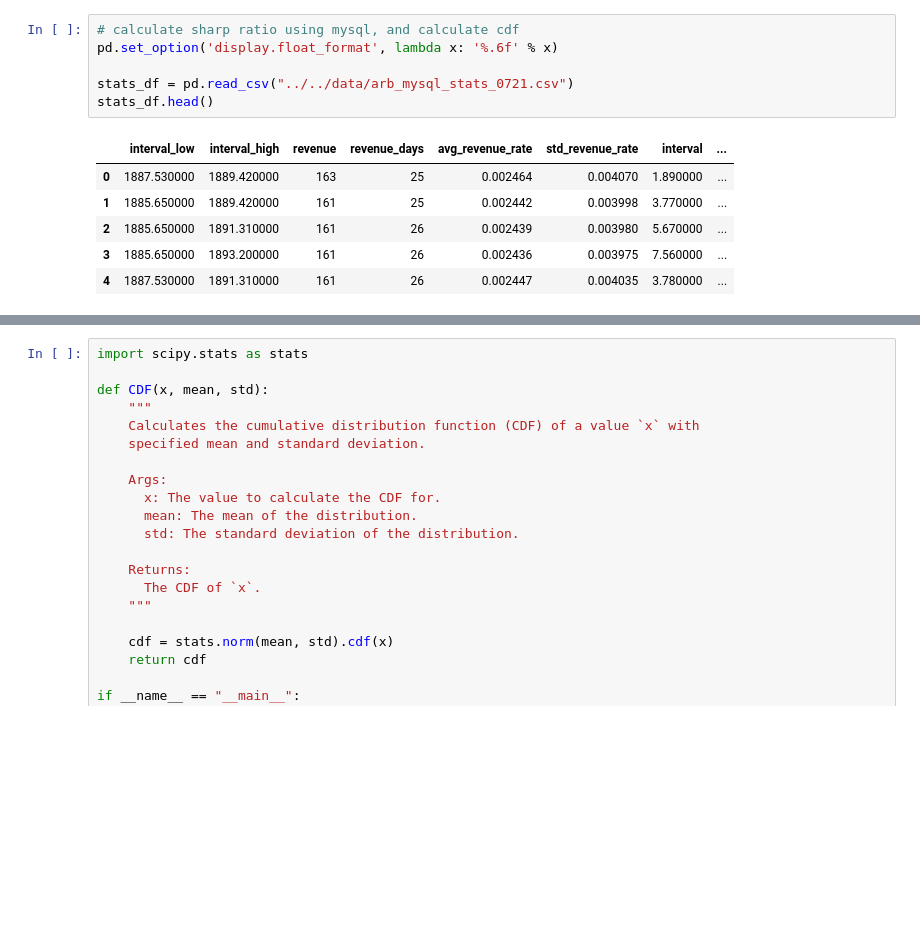
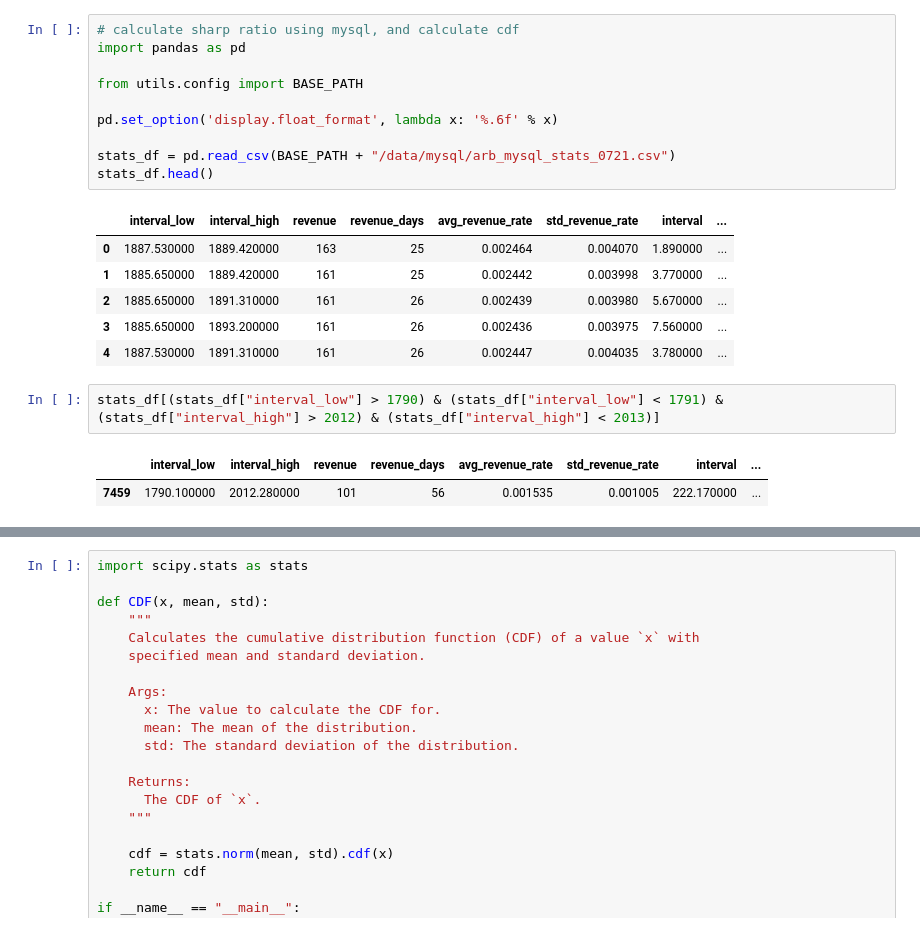
Before and after one commit to zhant09/uniswap-v3-analysis, a Jupyter notebook: notebooks/liquidity_provider/arb_eth_usdc_small_interval.ipynb, the cells around one changed output, grey strips where cells are left out. Saved outputs shown, nothing was run; the diff lists cells and outputs as text; blank space fills up the shorter version.

```diff
--- a/notebooks/liquidity_provider/arb_eth_usdc_small_interval.ipynb
+++ b/notebooks/liquidity_provider/arb_eth_usdc_small_interval.ipynb
@@ -821,9 +821,13 @@ hourly_df[(hourly_df["datetime"] > "2023-06-26") & (hourly_df["datetime"] < "202
 | 1055 | 2023-06-26 23:00:00 | 1894.80 | 1880.57 | 2821.21 | 43264475.48 | 14.23 | 0.00 | ... |
 # %%
 # calculate sharp ratio using mysql, and calculate cdf
+import pandas as pd
+
+from utils.config import BASE_PATH
+
 pd.set_option('display.float_format', lambda x: '%.6f' % x)
 
-stats_df = pd.read_csv("../../data/arb_mysql_stats_0721.csv")
+stats_df = pd.read_csv(BASE_PATH + "/data/mysql/arb_mysql_stats_0721.csv")
 stats_df.head()
 # %% [output]
 |  | interval_low | interval_high | revenue | revenue_days | avg_revenue_rate | std_revenue_rate | interval | ... |
@@ -832,3 +836,8 @@ stats_df.head()
 | 2 | 1885.650000 | 1891.310000 | 161 | 26 | 0.002439 | 0.003980 | 5.670000 | ... |
 | 3 | 1885.650000 | 1893.200000 | 161 | 26 | 0.002436 | 0.003975 | 7.560000 | ... |
 | 4 | 1887.530000 | 1891.310000 | 161 | 26 | 0.002447 | 0.004035 | 3.780000 | ... |
+# %%
+stats_df[(stats_df["interval_low"] > 1790) & (stats_df["interval_low"] < 1791) & (stats_df["interval_high"] > 2012) & (stats_df["interval_high"] < 2013)]
+# %% [output]
+|  | interval_low | interval_high | revenue | revenue_days | avg_revenue_rate | std_revenue_rate | interval | ... |
+| 7459 | 1790.100000 | 2012.280000 | 101 | 56 | 0.001535 | 0.001005 | 222.170000 | ... |
```
Also changed, not shown: parts of 1 cell of this notebook.
